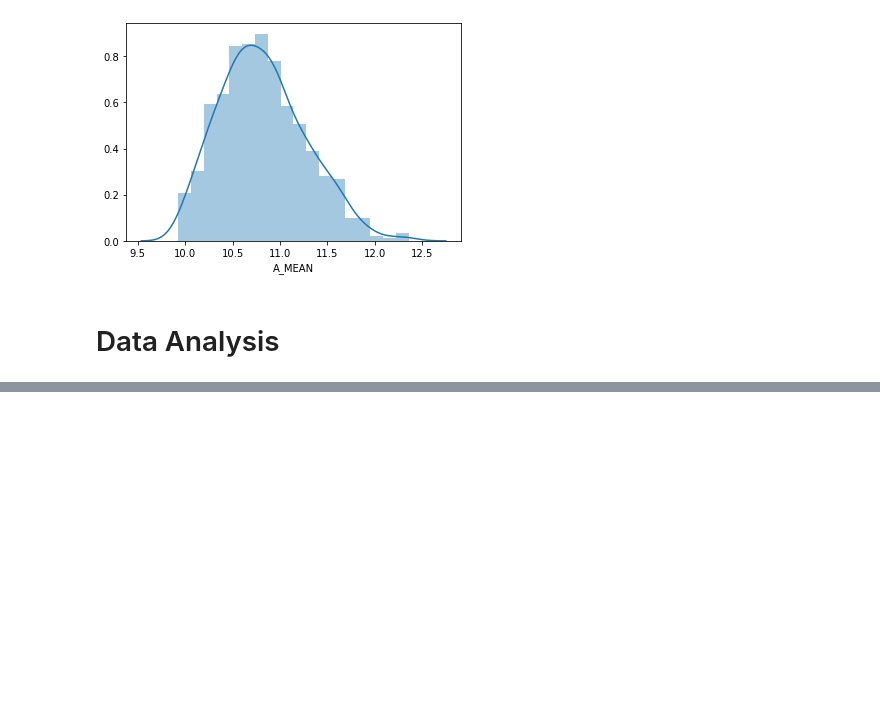
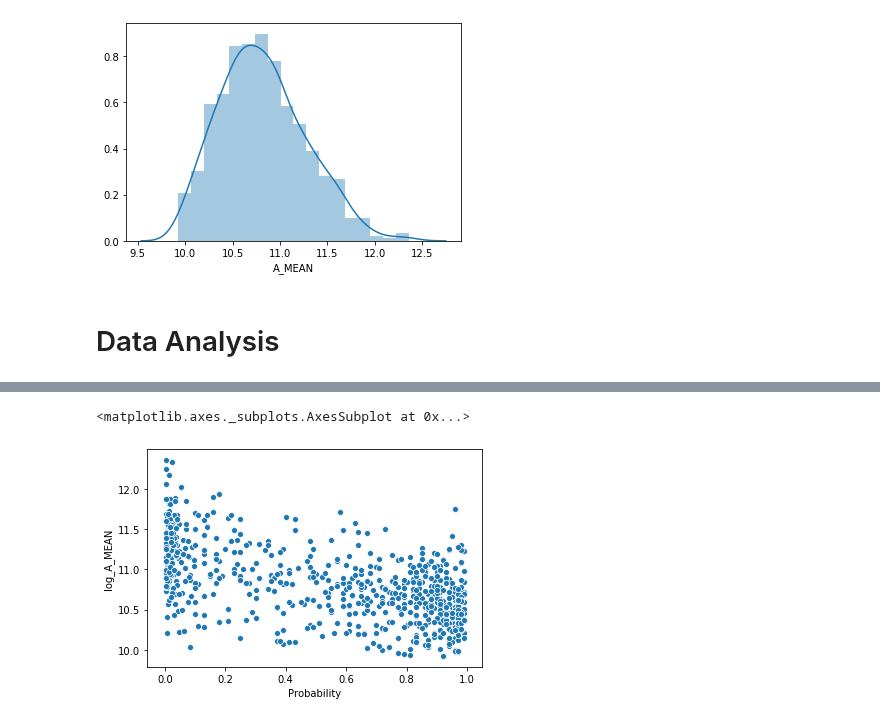
Before and after one commit to COGS108/group11_sp20, a Jupyter notebook: eda/wageanalysis.ipynb, the cells around one changed output, grey strips where cells are left out. Drawn from its saved outputs; the diff is of its cells as text; code cells hidden in the pictures; blank space fills up the shorter version.

Commit message:
add log wage scatterplot

```diff
--- a/eda/wageanalysis.ipynb
+++ b/eda/wageanalysis.ipynb
@@ -131,3 +131,8 @@ Covariance Type:            nonrobust
 
 Warnings:
 [1] Standard Errors assume that the covariance matrix of the errors is correctly specified.
+# %%
+sns.scatterplot(df.Probability, df.log_A_MEAN)
+# %% [output]
+<matplotlib.axes._subplots.AxesSubplot at 0x...>
+[figure, added]
```
Also changed, not shown: parts of 1 cell of this notebook.
